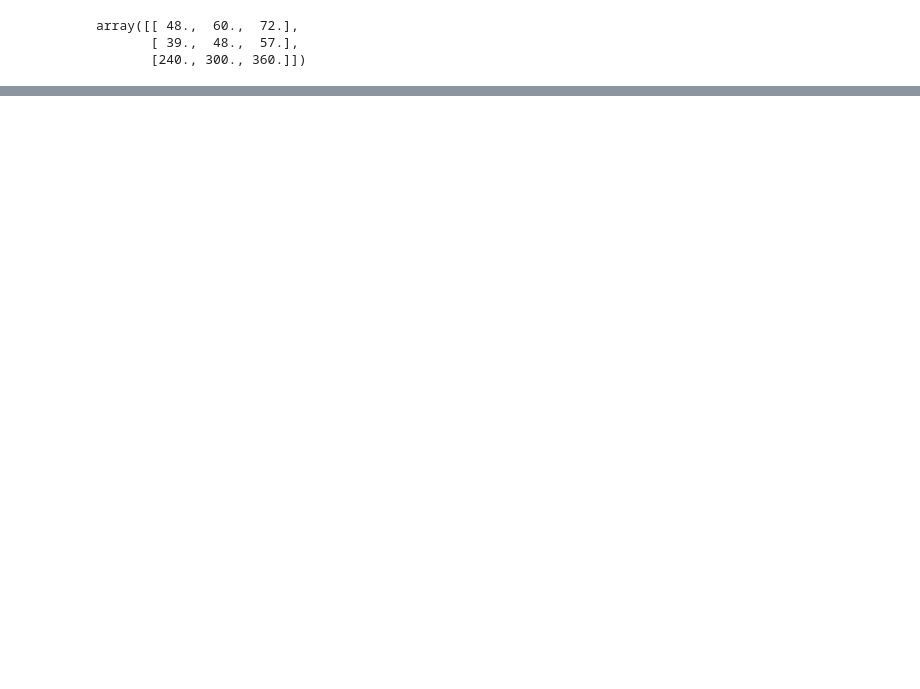
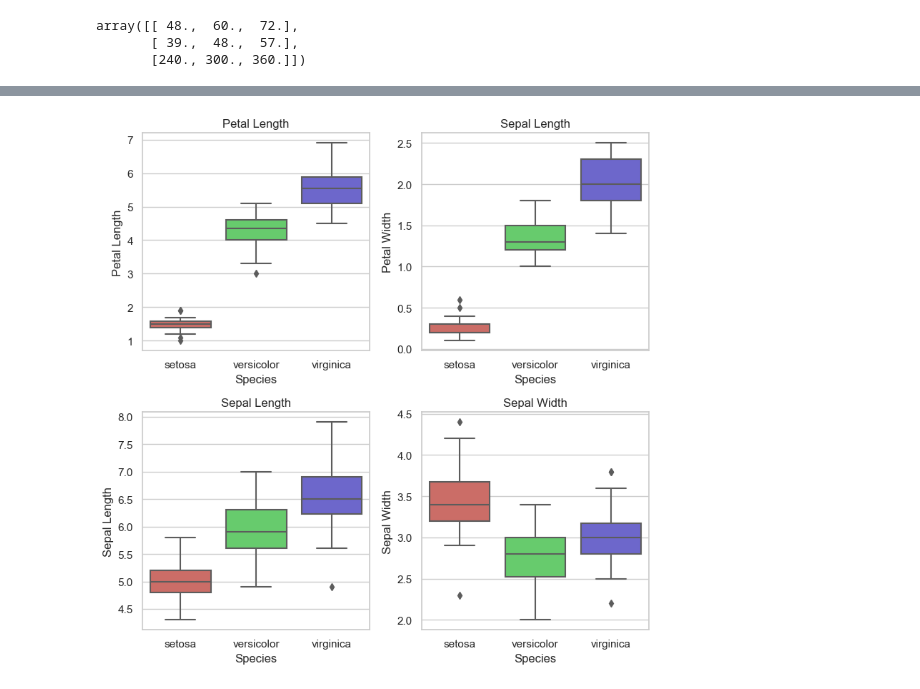
Before and after one commit to kaledinaoksana/DATA-ANALYST, a Jupyter notebook: 5_BasicMathStat.ipynb, the cells around one changed output, grey strips where cells are left out. Cells and saved outputs as stored; diff of their text form; code cells hidden in the pictures; blank space fills up the shorter version.

```diff
--- a/5_BasicMathStat.ipynb
+++ b/5_BasicMathStat.ipynb
@@ -357,0 +603,23 @@ print(X_df.describe())
+# %%
+plt.figure(figsize=(8, 8))
+
+plt.subplot(221)
+sb.boxplot(x='Species', y='Petal Length', data=df, palette='hls')
+plt.title('Petal Length')
+
+plt.subplot(222)
+sb.boxplot(x='Species', y='Petal Width', data=df, palette='hls')
+plt.title('Sepal Length')
+
+plt.subplot(223)
+sb.boxplot(x='Species', y='Sepal Length', data=df, palette='hls')
+plt.title('Sepal Length')
+
+plt.subplot(224)
+sb.boxplot(x='Species', y='Sepal Width', data=df, palette='hls')
+plt.title('Sepal Width')
+
+plt.tight_layout()
+plt.show()
+# %% [output]
+[figure, added]
```
Also changed, not shown: parts of 77 cells of this notebook.
